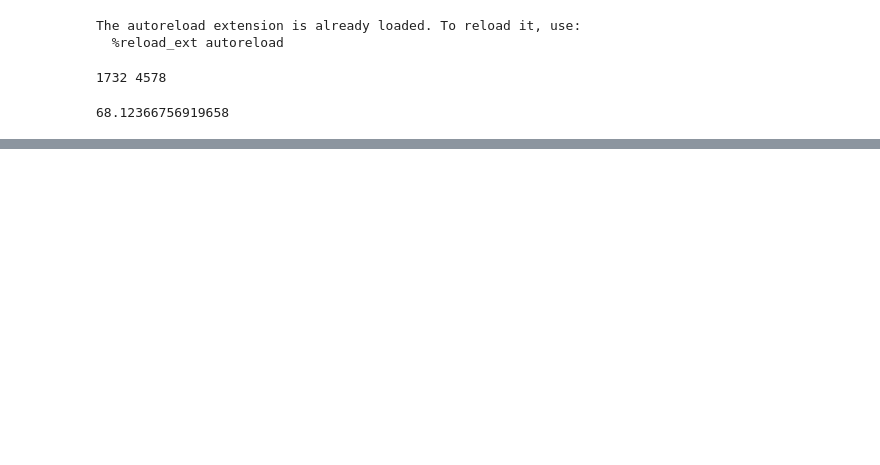
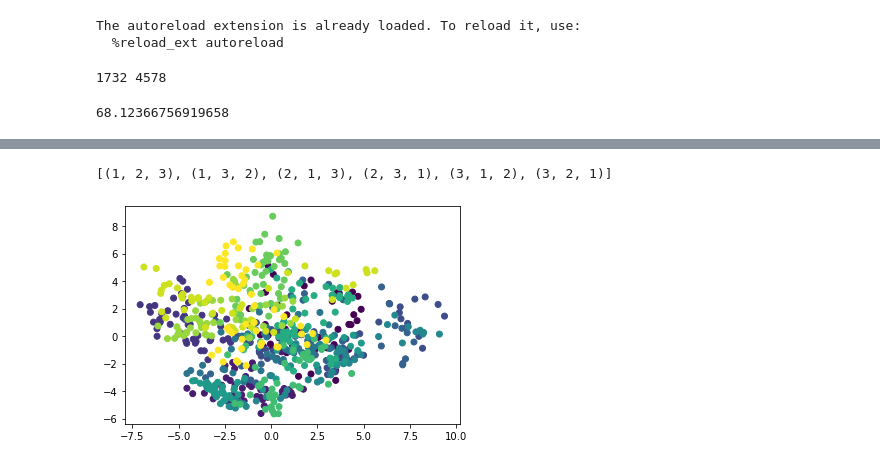
Before and after one commit to Mi-CS/stylometric_features, a Jupyter notebook: notebooks/pruebas.ipynb, the cells around one changed output, grey strips where cells are left out. Drawn from its saved outputs; the diff is of its cells as text; code cells hidden in the pictures; blank space fills up the shorter version.

```diff
--- a/notebooks/pruebas.ipynb
+++ b/notebooks/pruebas.ipynb
@@ -47,0 +65,6 @@ mod_hausdorff_dist(s_vec1, s_vec2)
+# %%
+df = df[mask].copy()
+# %%
+df["point_cloud"] = df.text_body.progress_apply(lambda text:
+    style_point_cloud(text, window_size=600, window_overlap=550,
+        max_tokens=3_000))
@@ -47,0 +75,5 @@ mod_hausdorff_dist(s_vec1, s_vec2)
+# %%
+doc_lengths = df.point_cloud.apply(len)
+doc_labels = [[i]*n_chunks for i, n_chunks in
+                zip(range(len(doc_lengths)), doc_lengths)]
+doc_labels = np.array(doc_labels).flatten()
@@ -47,0 +82,13 @@ mod_hausdorff_dist(s_vec1, s_vec2)
+# %%
+list(permutations(set([1, 2, 3])))
+# %% [output]
+[(1, 2, 3), (1, 3, 2), (2, 1, 3), (2, 3, 1), (3, 1, 2), (3, 2, 1)]
+# %%
+pca = PCA(n_components=2)
+scaler = StandardScaler()
+
+data = pca.fit_transform(scaler.fit_transform(np.vstack(df["point_cloud"].to_numpy())))
+# %%
+plt.scatter(data[:, 0], data[:, 1], c=doc_labels);
+# %% [output]
+[figure, added]
```
Also changed, not shown: parts of 13 cells of this notebook, 4 other files.
